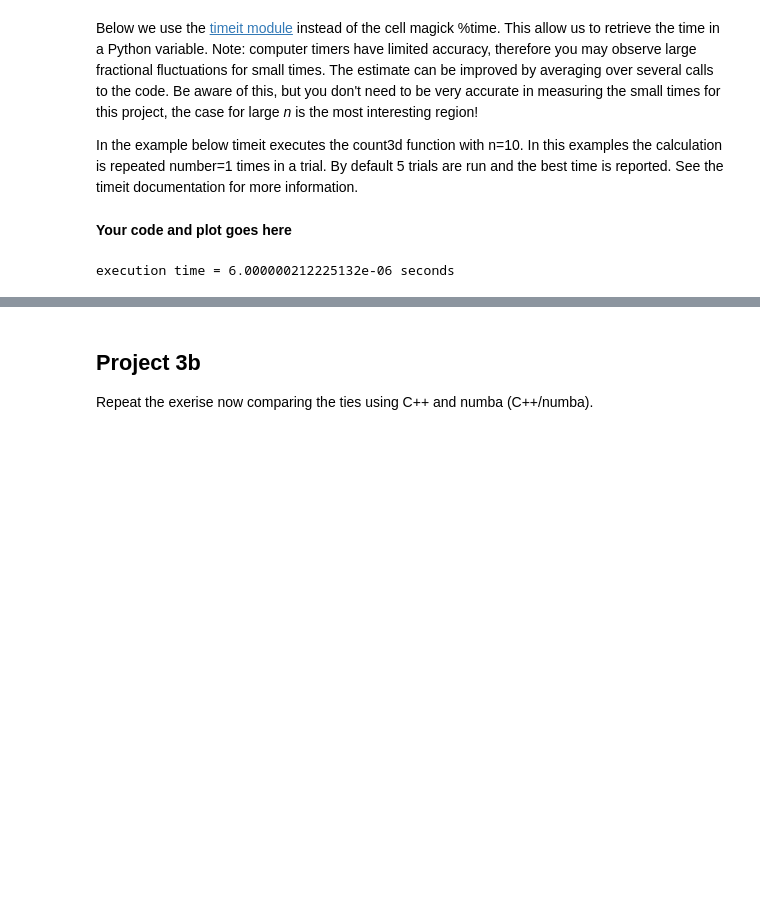
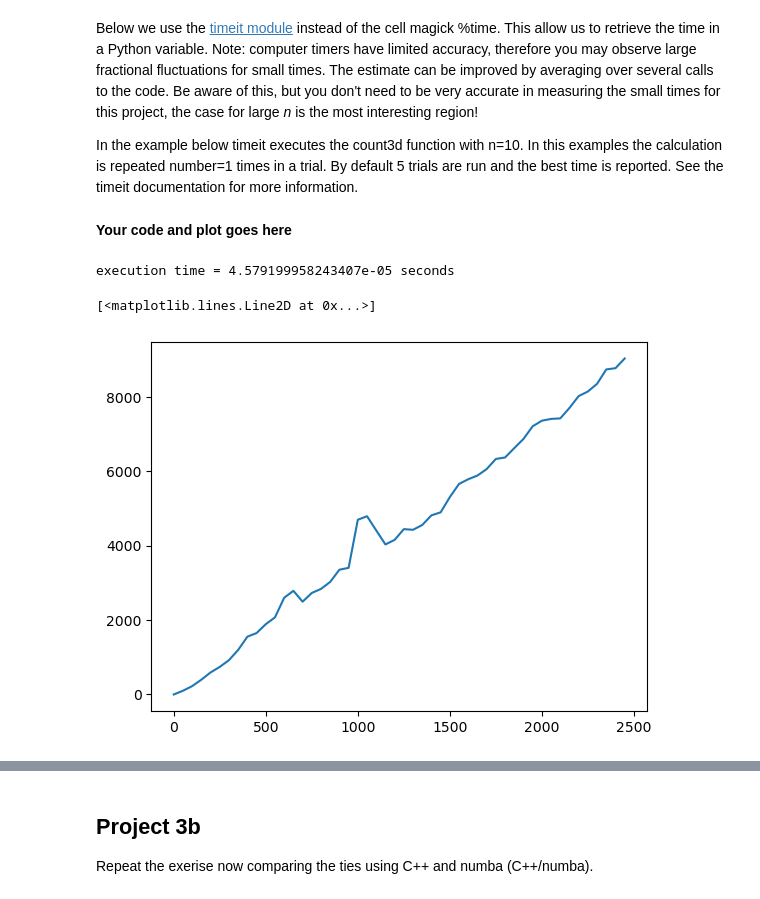
Before and after one commit to taylorjcolaizzi/C-to-Python-taylorjcolaizzi, a Jupyter notebook: cppyy.ipynb, the cells around one changed output, grey strips where cells are left out. Drawn from its saved outputs; the diff is of its cells as text; code cells hidden in the pictures; blank space fills up the shorter version.

```diff
--- a/cppyy.ipynb
+++ b/cppyy.ipynb
@@ -240,12 +255,29 @@ In the example below timeit executes the count3d function with n=10.  In this ex
 # %%
 #%time count3d(ncount)
 
 ncount=10
 import timeit
-execTime=timeit.timeit(f'count3d({ncount})', number=1, globals=globals())
+execTime=timeit.timeit(f'count3d({ncount})', number=5, globals=globals())
 print(f'execution time = {execTime} seconds')
+
+count3d_c=PI=cppyy.gbl.count3d_c
+
+ratio = []
+domain = []
+for n in range(0, 2500, 50):
+    domain.append(n)
+    long_execTime=timeit.timeit(f'count3d({n})', number=1, globals=globals())
+    short_execTime=timeit.timeit(f'count3d_c({n})', number=1, globals=globals())
+    ratio.append(long_execTime / short_execTime)
+
+import matplotlib.pyplot as plt
+plt.plot(domain, ratio)
+plt.title("Python versus C++")
+plt.show()
 # %% [output]
-execution time = 6.000000212225132e-06 seconds
+execution time = 4.579199958243407e-05 seconds
+[<matplotlib.lines.Line2D at 0x...>]
+[figure, added]
 # %%
 timeit.timeit(f'count3d({ncount})', number=1, globals=globals())
 # %% [output]
```
Also changed, not shown: parts of 6 cells of this notebook.
